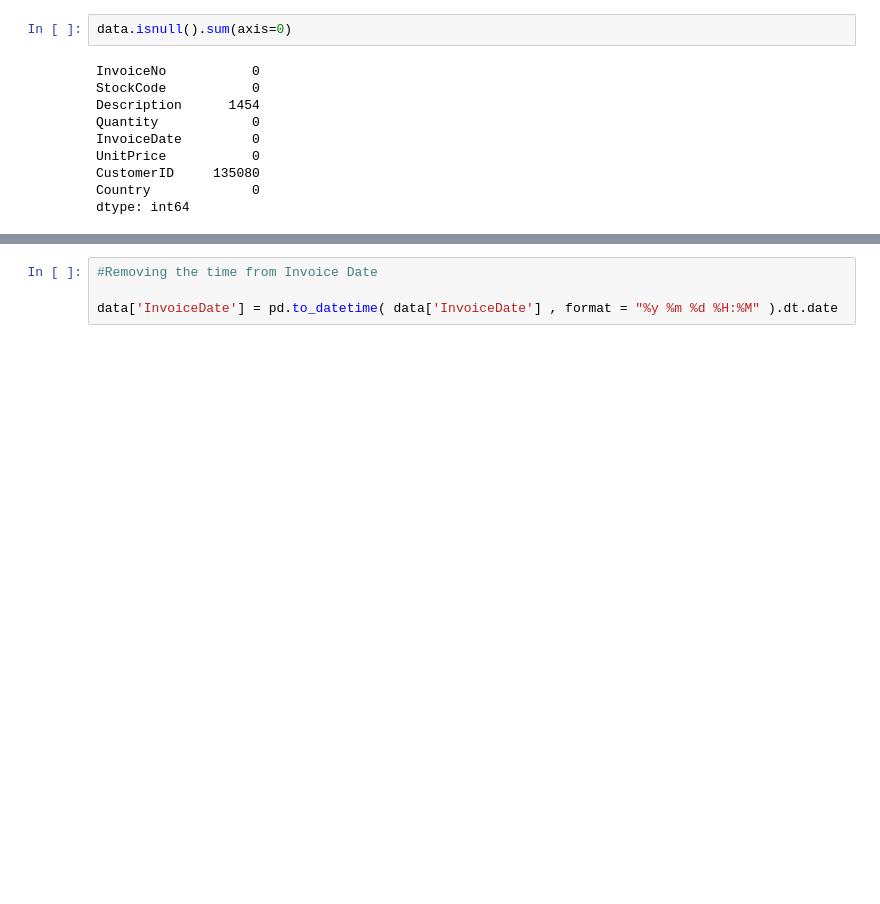
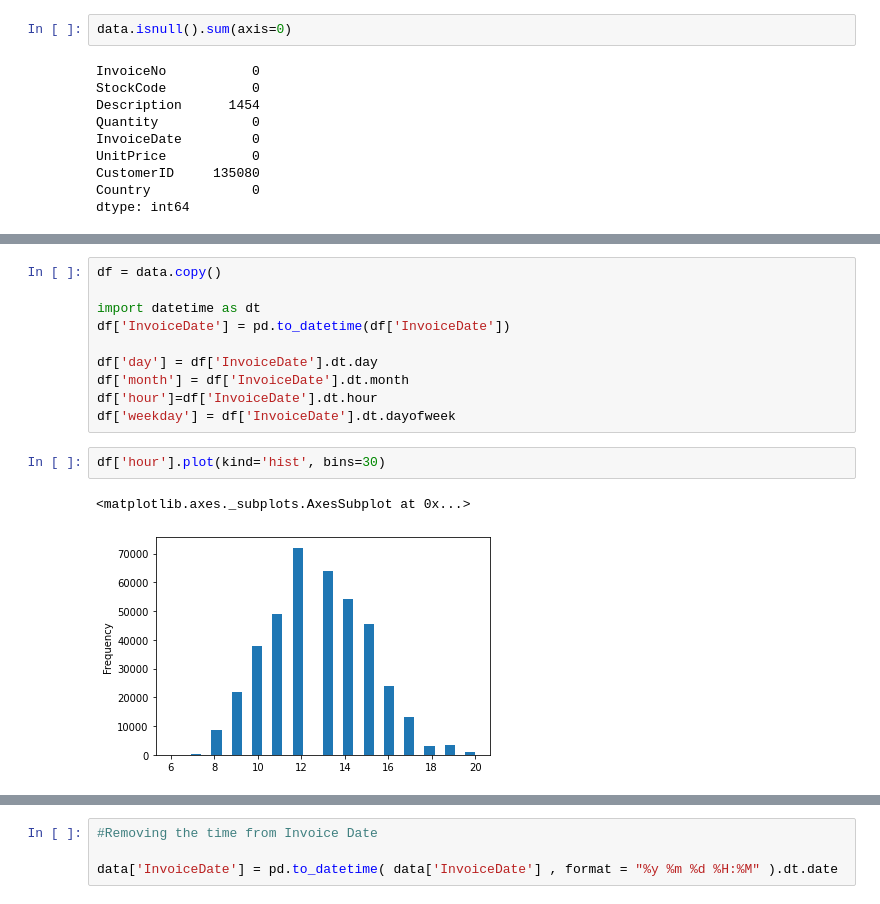
Before and after one commit to shubhamkoul007/Acquire-Valued-Shopper-Challenge-Team1-TDL, a Jupyter notebook: Team1_Project1_1.ipynb, the cells around one changed output, grey strips where cells are left out. Saved outputs shown, nothing was run; the diff lists cells and outputs as text; blank space fills up the shorter version.

```diff
--- a/Team1_Project1_1.ipynb
+++ b/Team1_Project1_1.ipynb
@@ -35,0 +63,15 @@ dtype: int64
+# %%
+df = data.copy()
+
+import datetime as dt
+df['InvoiceDate'] = pd.to_datetime(df['InvoiceDate'])
+
+df['day'] = df['InvoiceDate'].dt.day
+df['month'] = df['InvoiceDate'].dt.month
+df['hour']=df['InvoiceDate'].dt.hour
+df['weekday'] = df['InvoiceDate'].dt.dayofweek
+# %%
+df['hour'].plot(kind='hist', bins=30)
+# %% [output]
+<matplotlib.axes._subplots.AxesSubplot at 0x...>
+[figure, added]
```
Also changed, not shown: parts of 25 cells of this notebook.
